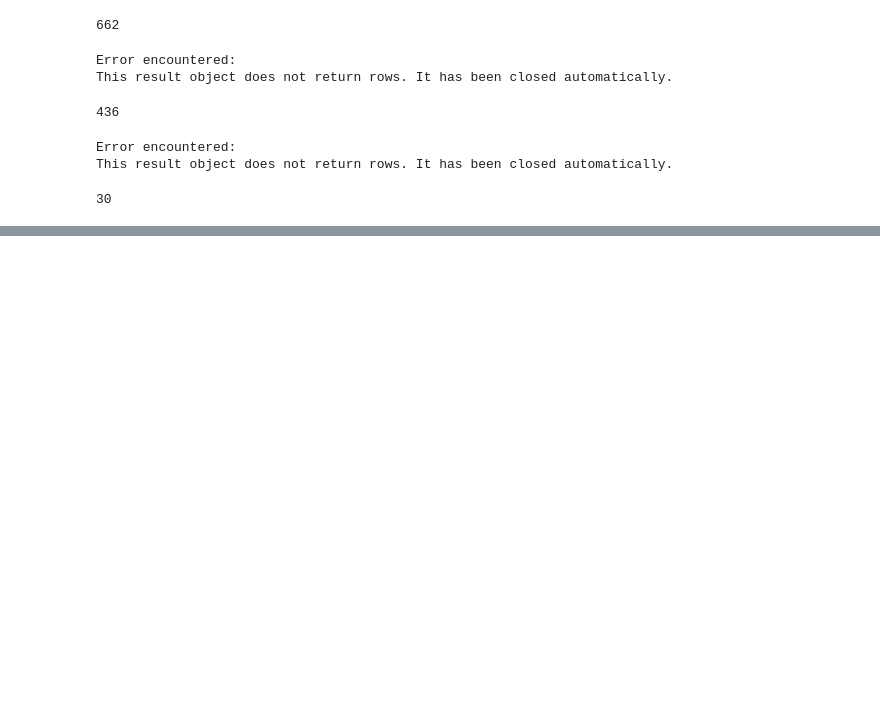
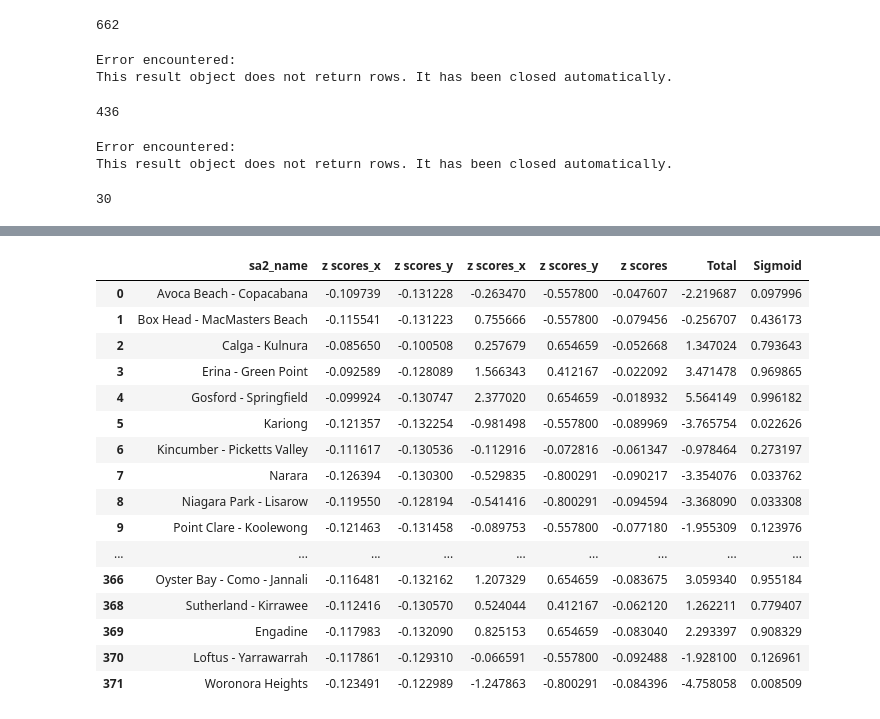
Before and after one commit to el2023/ertgoiq3oihqogihroqihge, a Jupyter notebook: test.ipynb, the cells around one changed output, grey strips where cells are left out. Saved outputs shown, nothing was run; the diff lists cells and outputs as text; code cells hidden in the pictures; blank space fills up the shorter version.

```diff
--- a/test.ipynb
+++ b/test.ipynb
@@ -681,0 +645,29 @@ finalzscores.to_csv('final.csv', index=False)
+# %%
+#sigmoid
+def sigmoid(table):
+    return 1 / (1 + np.exp(-table))
+finalzscores.loc[:,'Total'] = finalzscores.sum(axis=1)
+finalzscores['Sigmoid'] = ''
+for index, row in finalzscores.iterrows():
+    table = row['Total']
+    finalzscores.loc[index, 'Sigmoid'] = sigmoid(table)
+
+finalzscores
+# %% [output]
+|  | sa2_name | z scores_x | z scores_y | z scores_x | z scores_y | z scores | Total | Sigmoid |
+| 0 | Avoca Beach - Copacabana | -0.109739 | -0.131228 | -0.263470 | -0.557800 | -0.047607 | -2.219687 | 0.097996 |
+| 1 | Box Head - MacMasters Beach | -0.115541 | -0.131223 | 0.755666 | -0.557800 | -0.079456 | -0.256707 | 0.436173 |
+| 2 | Calga - Kulnura | -0.085650 | -0.100508 | 0.257679 | 0.654659 | -0.052668 | 1.347024 | 0.793643 |
+| 3 | Erina - Green Point | -0.092589 | -0.128089 | 1.566343 | 0.412167 | -0.022092 | 3.471478 | 0.969865 |
+| 4 | Gosford - Springfield | -0.099924 | -0.130747 | 2.377020 | 0.654659 | -0.018932 | 5.564149 | 0.996182 |
+| 5 | Kariong | -0.121357 | -0.132254 | -0.981498 | -0.557800 | -0.089969 | -3.765754 | 0.022626 |
+| 6 | Kincumber - Picketts Valley | -0.111617 | -0.130536 | -0.112916 | -0.072816 | -0.061347 | -0.978464 | 0.273197 |
+| 7 | Narara | -0.126394 | -0.130300 | -0.529835 | -0.800291 | -0.090217 | -3.354076 | 0.033762 |
+| 8 | Niagara Park - Lisarow | -0.119550 | -0.128194 | -0.541416 | -0.800291 | -0.094594 | -3.368090 | 0.033308 |
+| 9 | Point Clare - Koolewong | -0.121463 | -0.131458 | -0.089753 | -0.557800 | -0.077180 | -1.955309 | 0.123976 |
+| ... | ... | ... | ... | ... | ... | ... | ... | ... |
+| 366 | Oyster Bay - Como - Jannali | -0.116481 | -0.132162 | 1.207329 | 0.654659 | -0.083675 | 3.059340 | 0.955184 |
+| 368 | Sutherland - Kirrawee | -0.112416 | -0.130570 | 0.524044 | 0.412167 | -0.062120 | 1.262211 | 0.779407 |
+| 369 | Engadine | -0.117983 | -0.132090 | 0.825153 | 0.654659 | -0.083040 | 2.293397 | 0.908329 |
+| 370 | Loftus - Yarrawarrah | -0.117861 | -0.129310 | -0.066591 | -0.557800 | -0.092488 | -1.928100 | 0.126961 |
+| 371 | Woronora Heights | -0.123491 | -0.122989 | -1.247863 | -0.800291 | -0.084396 | -4.758058 | 0.008509 |
```
Also changed, not shown: parts of 33 cells of this notebook.
